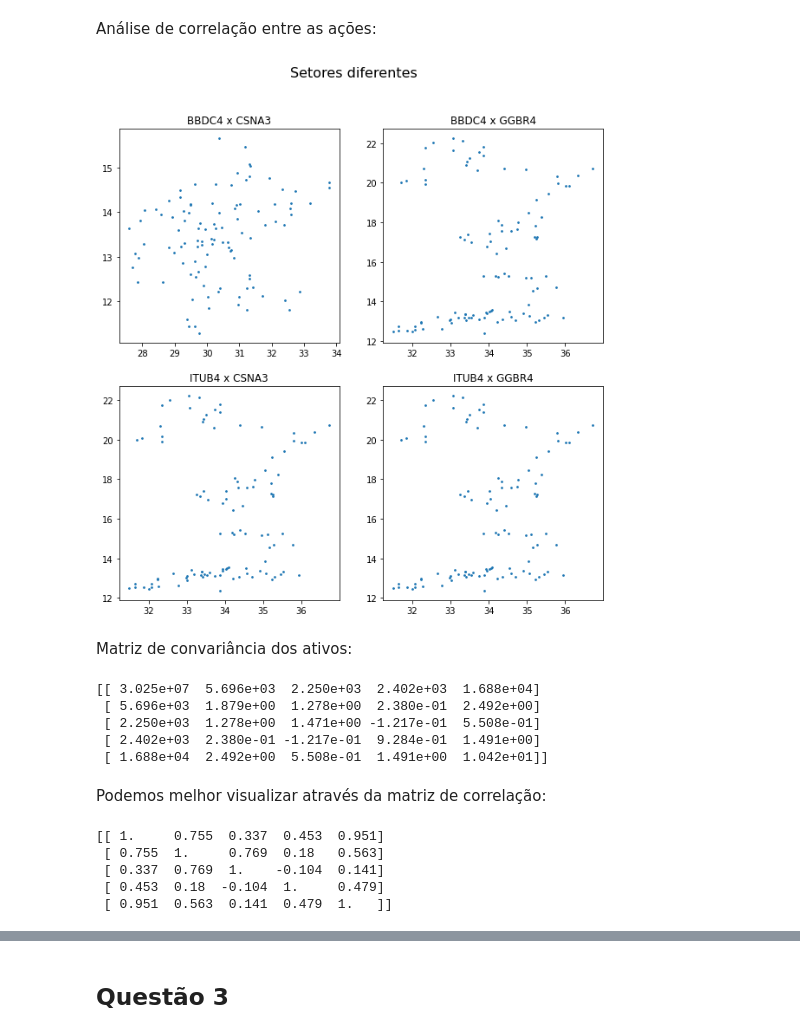
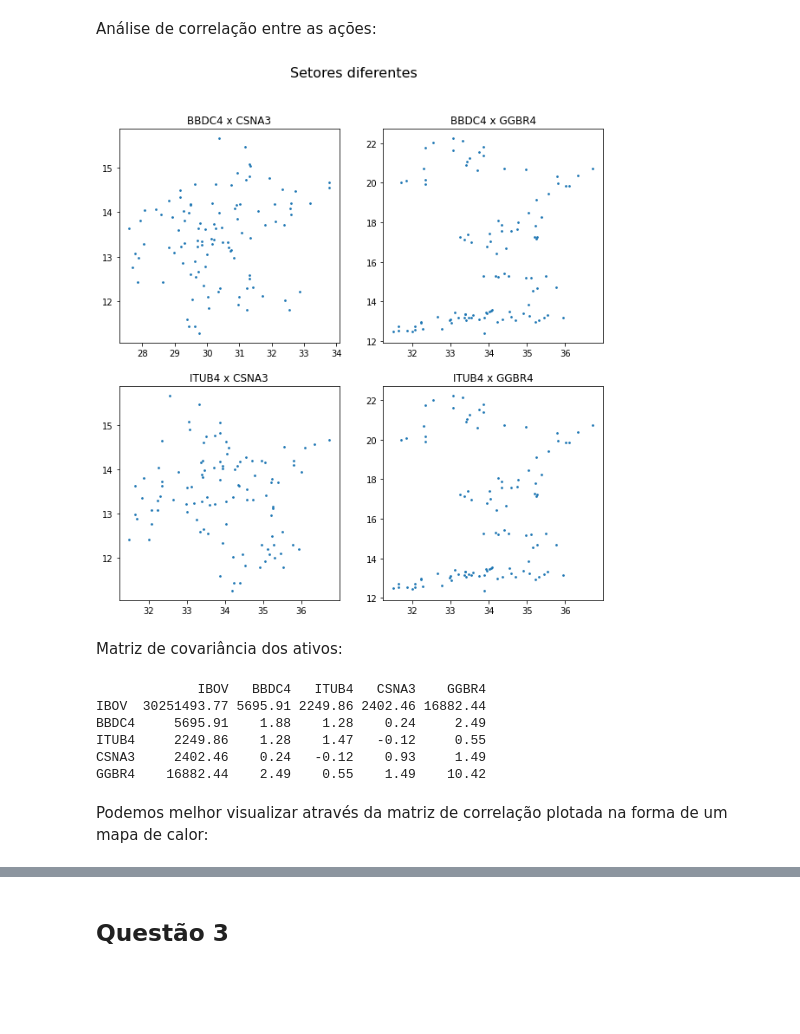
Before and after one commit to cleitonmoya/MAE001_Trabalho2, a Jupyter notebook: Trabalho2.ipynb, the cells around one changed output, grey strips where cells are left out. Drawn from its saved outputs; the diff is of its cells as text; code cells hidden in the pictures; blank space fills up the shorter version.

```diff
--- a/Trabalho2.ipynb
+++ b/Trabalho2.ipynb
@@ -21,17 +27,17 @@ import matplotlib.pyplot as plt
 Importação da séries financeiras utilizadas nas questões 2, 3 e 4:
 # %%
 dir = 'https://raw.githubusercontent.com/cleitonmoya/MAE001_Trabalho2/main/series/'
-series = ['ibov', 'bbdc4', 'itub4', 'csna3', 'b3sa3', 'ggbr4',
-          'petr4', 'mglu3', 'abev3', 'wege3', 'vivt4']
-url = dir + 'ibov'.upper() + '.csv'
+series = ['IBOV', 'BBDC4', 'ITUB4', 'CSNA3', 'GGBR4', 'B3SA3',
+                  'PETR4', 'MGLU3', 'ABEV3', 'WEGE3', 'VIVT4']
+url = dir + 'IBOV' + '.csv'
 
 # Cria primeiro um dataframe somente com os ibov
 df = pd.read_csv(url, decimal=',', sep=';', index_col=0, dayfirst=True, parse_dates=True, usecols=['Data', 'Fechamento'], header=0)
-df.columns=['ibov']
+df.columns=['IBOV']
 
 # carrega as demais séries para o dataframe
 for _,ativo in enumerate(series):
-  url = dir + ativo.upper() + '.csv'
+  url = dir + ativo + '.csv'
   df[ativo] = pd.read_csv(url, decimal=',', sep=';', index_col=0, dayfirst=True, parse_dates=True, usecols=['Data','Fechamento'])
 
 # Ordena o dataframe por data crescente (a fim de permitir correta localização)
@@ -96,38 +109,27 @@ Análise de correlação entre as ações:
 # %%
 fig, axs = plt.subplots(2, 2, figsize=(10,10))
 fig.suptitle('Setores diferentes', fontsize=16)
 axs[0,0].set_title('BBDC4 x CSNA3')
-axs[0,0].scatter(df.bbdc4, df.csna3, s=3)
+axs[0,0].scatter(df.BBDC4, df.CSNA3, s=3)
 axs[0,1].set_title('BBDC4 x GGBR4')
-axs[0,1].scatter(df.itub4, df.ggbr4, s=3)
+axs[0,1].scatter(df.ITUB4, df.GGBR4, s=3)
 axs[1,0].set_title('ITUB4 x CSNA3')
-axs[1,0].scatter(df.itub4, df.ggbr4, s=3)
+axs[1,0].scatter(df.ITUB4, df.CSNA3, s=3)
 axs[1,1].set_title('ITUB4 x GGBR4')
-axs[1,1].scatter(df.itub4, df.ggbr4, s=3)
+axs[1,1].scatter(df.ITUB4, df.GGBR4, s=3)
 plt.show()
 # %% [output]
-[figure, old version]
+[figure, new version]
 # %% [markdown]
-Matriz de convariância dos ativos:
+Matriz de covariância dos ativos:
-# %%
-X = np.array([df.ibov, df.bbdc4, df.itub4, df.csna3, df.ggbr4])
-M_cov = np.cov(X)
-np.set_printoptions(precision=3)
-print(M-cov)
-# %% [output]
-[[ 3.025e+07  5.696e+03  2.250e+03  2.402e+03  1.688e+04]
- [ 5.696e+03  1.879e+00  1.278e+00  2.380e-01  2.492e+00]
- [ 2.250e+03  1.278e+00  1.471e+00 -1.217e-01  5.508e-01]
- [ 2.402e+03  2.380e-01 -1.217e-01  9.284e-01  1.491e+00]
- [ 1.688e+04  2.492e+00  5.508e-01  1.491e+00  1.042e+01]]
+# %%
+print(df.iloc[:,:5].cov())
+# %% [output]
+             IBOV   BBDC4   ITUB4   CSNA3    GGBR4
+IBOV  30251493.77 5695.91 2249.86 2402.46 16882.44
+BBDC4     5695.91    1.88    1.28    0.24     2.49
+ITUB4     2249.86    1.28    1.47   -0.12     0.55
+CSNA3     2402.46    0.24   -0.12    0.93     1.49
+GGBR4    16882.44    2.49    0.55    1.49    10.42
 # %% [markdown]
-Podemos melhor visualizar através da matriz de correlação:
+Podemos melhor visualizar através da matriz de correlação plotada na forma de um mapa de calor:
-# %%
-M_cor = np.corrcoef(X)
-print(M_cor)
-# %% [output]
-[[ 1.     0.755  0.337  0.453  0.951]
- [ 0.755  1.     0.769  0.18   0.563]
- [ 0.337  0.769  1.    -0.104  0.141]
- [ 0.453  0.18  -0.104  1.     0.479]
- [ 0.951  0.563  0.141  0.479  1.   ]]
```
Also changed, not shown: parts of 13 cells of this notebook.
